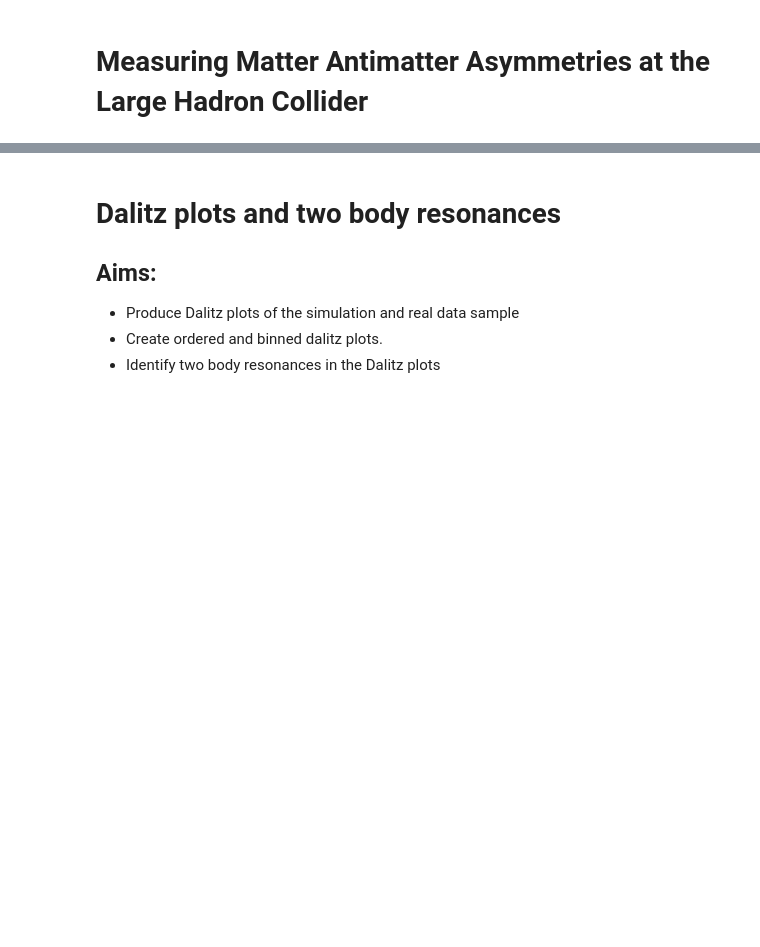
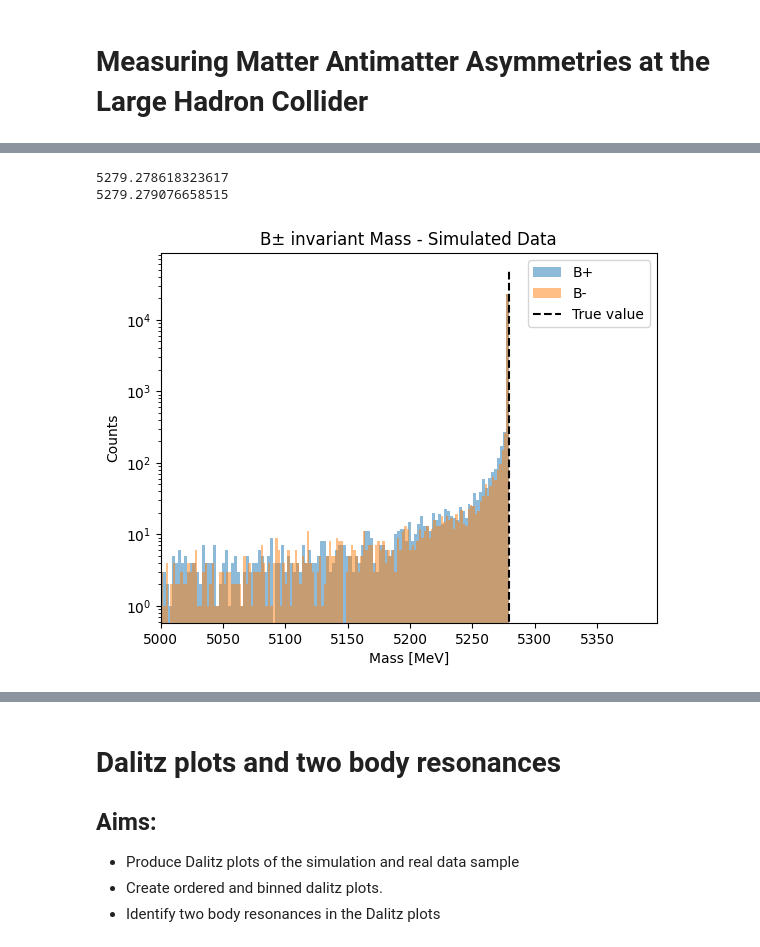
Before and after one commit to gmoretti03/LHCb-opendata-acp, a Jupyter notebook: Code_general/Frequentist/Frequentist_Analysis.ipynb, the cells around one changed output, grey strips where cells are left out. Drawn from its saved outputs; the diff is of its cells as text; code cells hidden in the pictures; blank space fills up the shorter version.

```diff
--- a/Code_general/Frequentist/Frequentist_Analysis.ipynb
+++ b/Code_general/Frequentist/Frequentist_Analysis.ipynb
@@ -253,0 +182,25 @@ Here you have only considered the statistical uncertainty. Your measurement will
+# %%
+# Compute all charge (B charge)
+totCharge = np.array(df_sim_data[f'H1_Charge']) + np.array(df_sim_data[f'H2_Charge']) + np.array(df_sim_data[f'H3_Charge'])
+
+# Plot invariant mass for B+ and B-
+for charge in [+1, -1]:
+    mask = (totCharge == charge)
+    y, x = np.histogram(massB[mask], bins=1000)
+    print(np.max(x))
+
+    plt.hist(massB[mask], bins=1000, alpha=0.5, label='B+' if charge==1 else 'B-')
+    # plt.plot((x[:-1]+x[1:])/2, y)
+
+plt.vlines(5279.15, 0, 50000, linestyles='--', color='k', label='True value')
+plt.yscale('log')
+plt.xlim(left = 5000)
+plt.title("B± invariant Mass - Simulated Data")
+plt.xlabel("Mass [MeV]")
+plt.ylabel("Counts")
+plt.legend()
+plt.show()
+# %% [output]
+5279.278618323617
+5279.279076658515
+[figure, added]
```
Also changed, not shown: parts of 131 cells of this notebook.
